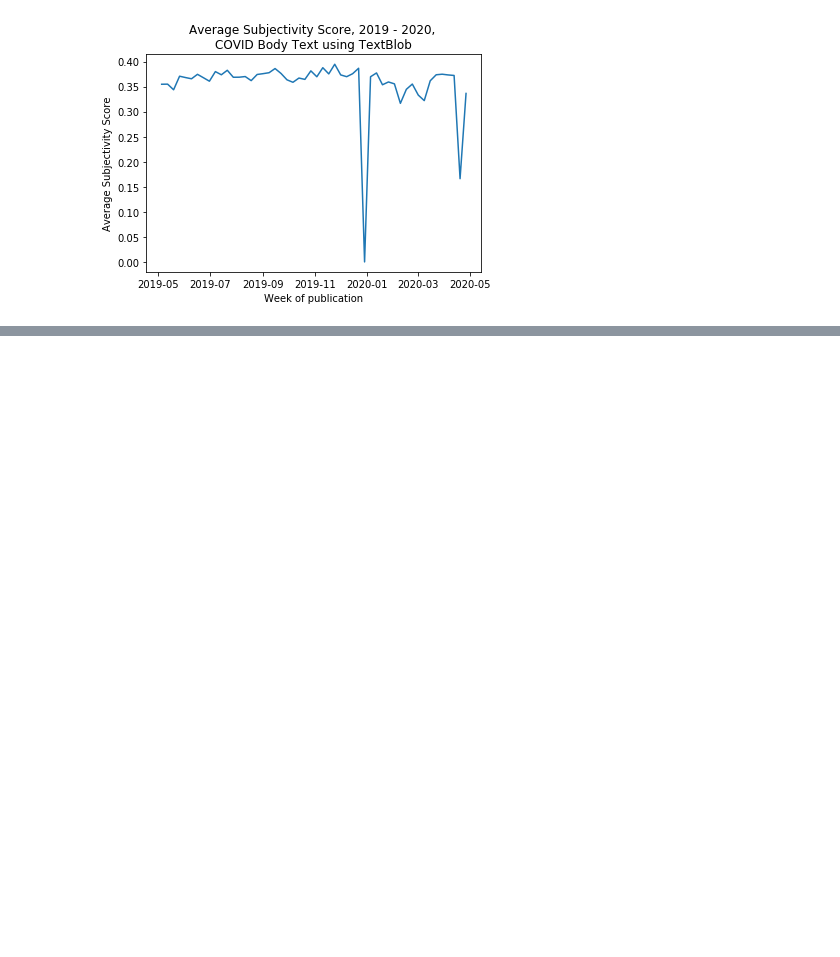
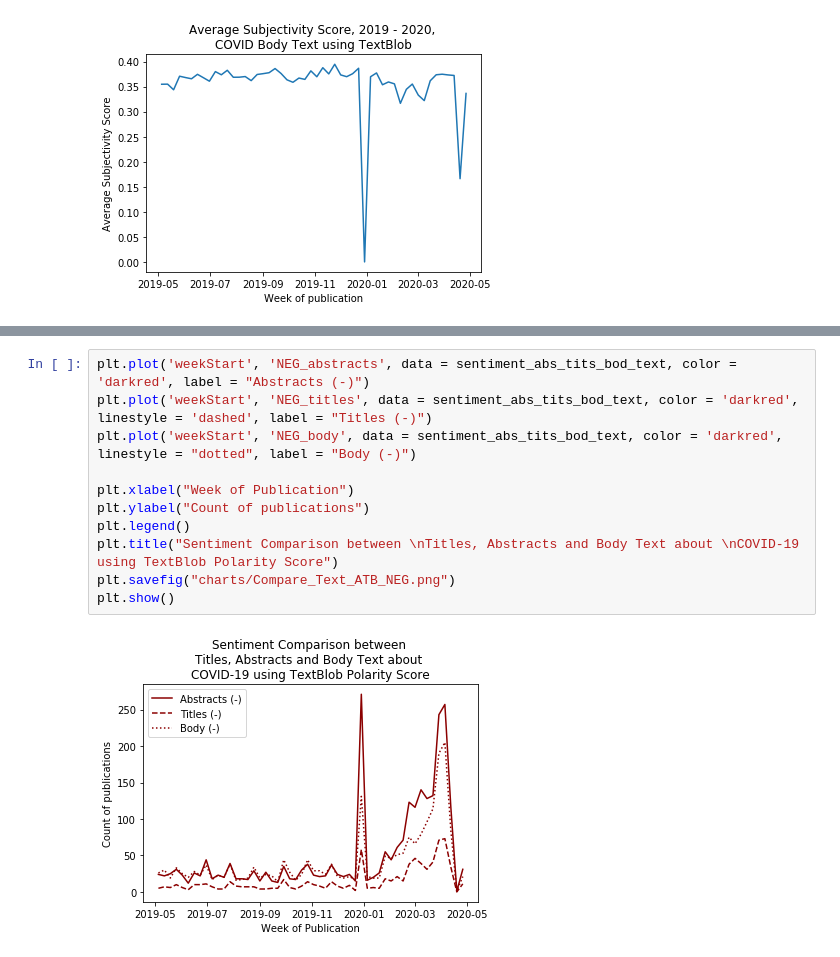
Before and after one commit to amandahutter/COVID-19-Kaggle-Analysis, a Jupyter notebook: CORD19-Analysis.ipynb, the cells around one changed output, grey strips where cells are left out. Drawn from its saved outputs; the diff is of its cells as text; blank space fills up the shorter version.

```diff
--- a/CORD19-Analysis.ipynb
+++ b/CORD19-Analysis.ipynb
@@ -2269,0 +2322,13 @@ plt.show()
+# %%
+plt.plot('weekStart', 'NEG_abstracts', data = sentiment_abs_tits_bod_text, color = 'darkred', label = "Abstracts (-)")
+plt.plot('weekStart', 'NEG_titles', data = sentiment_abs_tits_bod_text, color = 'darkred', linestyle = 'dashed', label = "Titles (-)")
+plt.plot('weekStart', 'NEG_body', data = sentiment_abs_tits_bod_text, color = 'darkred', linestyle = "dotted", label = "Body (-)")
+
+plt.xlabel("Week of Publication")
+plt.ylabel("Count of publications")
+plt.legend()
+plt.title("Sentiment Comparison between \nTitles, Abstracts and Body Text about \nCOVID-19 using TextBlob Polarity Score")
+plt.savefig("charts/Compare_Text_ATB_NEG.png")
+plt.show()
+# %% [output]
+[figure, added]
```
Also changed, not shown: parts of 13 cells of this notebook.
